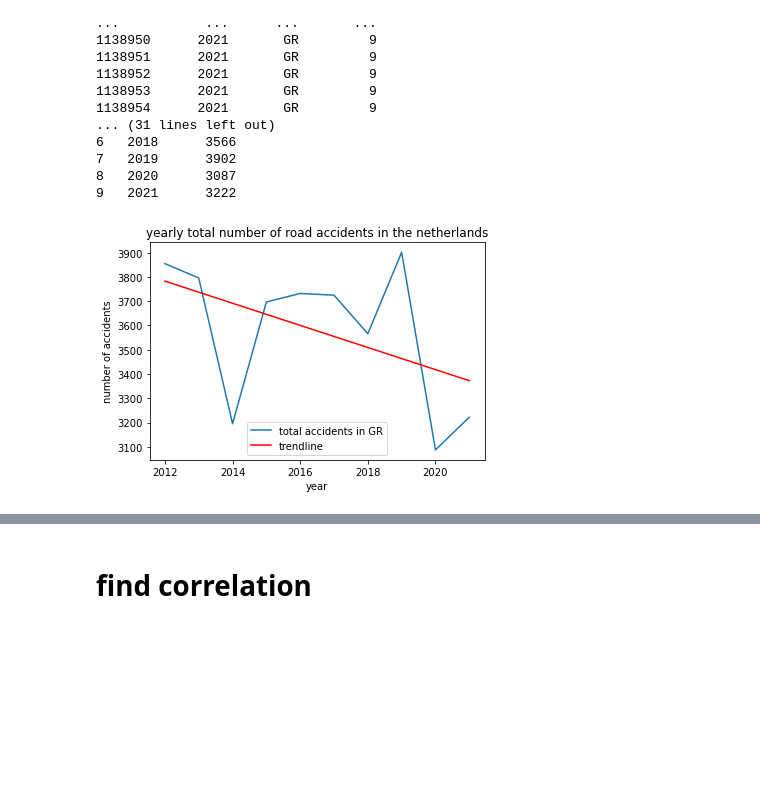
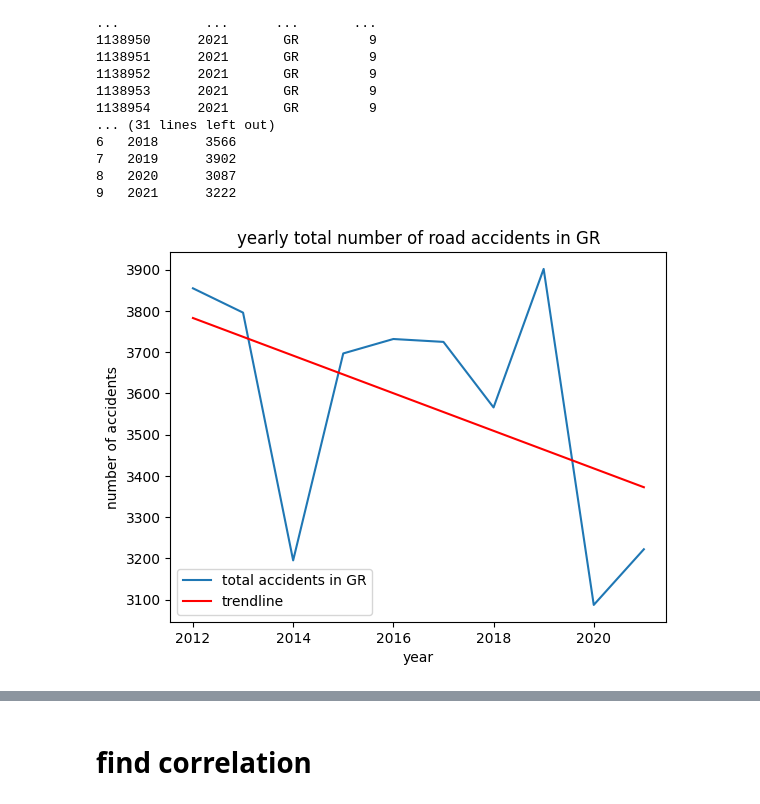
Before and after one commit to stefan1234567891011/AI_personal_project, a Jupyter notebook: code/data.ipynb, the cells around one changed output, grey strips where cells are left out. Cells and saved outputs as stored; diff of their text form; code cells hidden in the pictures; blank space fills up the shorter version.

```diff
--- a/code/data.ipynb
+++ b/code/data.ipynb
@@ -20,8 +20,9 @@ pandas version: 1.4.2
 # load csv file and check dataframe
 # %%
 # create dataframe and check if it works
-csv_path_accidents = "../data/01-01-2012_31-12-2021/Ongevallengegevens/ongevallen.csv" # 2012 to 2021
+# csv_path_accidents = "../data/01-01-2012_31-12-2021/Ongevallengegevens/ongevallen.csv" # 2012 to 2021
 # csv_path = "../data/01-01-2021_31-12-2021/Ongevallengegevens/ongevallen.csv" # 2021 only
+csv_path_accidents = "C:/Users/shobe/Documents/school/minor AI/personal_project/01-01-2012_31-12-2021/01-01-2012_31-12-2021/Ongevallengegevens/ongevallen.csv" # desktop
 df_accidents = pd.read_csv(csv_path_accidents, sep=',')
 df_accidents.columns =["VKL_NUMMER","REGNUMMER","PVOPGEM","DATUM_VKL","DAG_CODE","MND_NUMMER","JAAR_VKL","TIJDSTIP","UUR","DDL_ID","AP3_CODE","AP4_CODE","AP5_CODE","ANTL_SLA","ANTL_DOD","ANTL_GZH","ANTL_SEH","ANTL_GOV","ANTL_PTJ","ANTL_TDT","MNE_CODE","AOL_ID","NIVEAUKOP","WSE_ID","WSE_AN","BEBKOM","MAXSNELHD","WVL_ID","WVG_ID","WVG_AN","WDK_ID","WDK_AN","LGD_ID","ZAD_ID","WGD_CODE_1","WGD_CODE_2","BZD_ID_VM1","BZD_ID_VM2","BZD_ID_VM3","BZD_VM_AN","BZD_ID_IF1","BZD_ID_IF2","BZD_ID_IF3","BZD_IF_AN","BZD_ID_TA1","BZD_ID_TA2","BZD_ID_TA3","BZD_TA_AN","JTE_ID","WVK_ID","HECTOMETER","FK_VELD5","HUISNUMMER","GME_ID","GME_NAAM","PVE_CODE","PVE_NAAM","KDD_NAAM","PLT_NAAM","DIENSTCODE","DIENSTNAAM","DISTRCODE","DISTRNAAM","DAGTYPE","IND_ALC","WEEKNR"]
 df_accidents.head(10)
@@ -384,21 +385,21 @@ print(df_11)
 # %%
 year = df_11.iloc[:,0]
 n_accidents = df_11.iloc[:,1]
 year_2 = np.array(year).reshape(-1, 1)
 n_accidents_2 = n_accidents
 linear_regressor = LinearRegression()
 linear_regressor.fit(year_2, n_accidents_2)
 Y_pred = linear_regressor.predict(year_2)
-plt.title("yearly total number of road accidents in the netherlands")
+plt.title("yearly total number of road accidents in " + target_province)
 plt.xlabel("year")
 plt.ylabel("number of accidents")
 
 plt.plot(year, n_accidents, label="total accidents in " + target_province)
 plt.plot(year, Y_pred, color="red", label="trendline")
 plt.legend()
 plt.show()
 # %% [output]
-[figure, old version]
+[figure, new version]
 # %%
 year = df_11.iloc[:,0]
 n_accidents = df_11.iloc[:,1]
```
Also changed, not shown: parts of 31 cells of this notebook.
